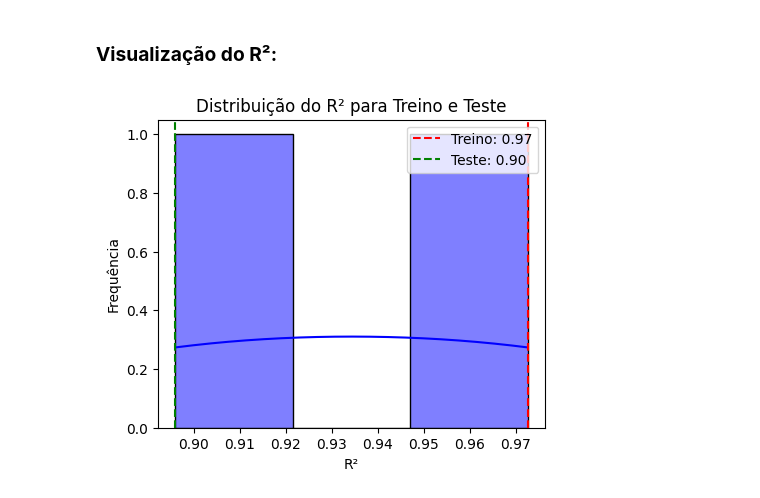
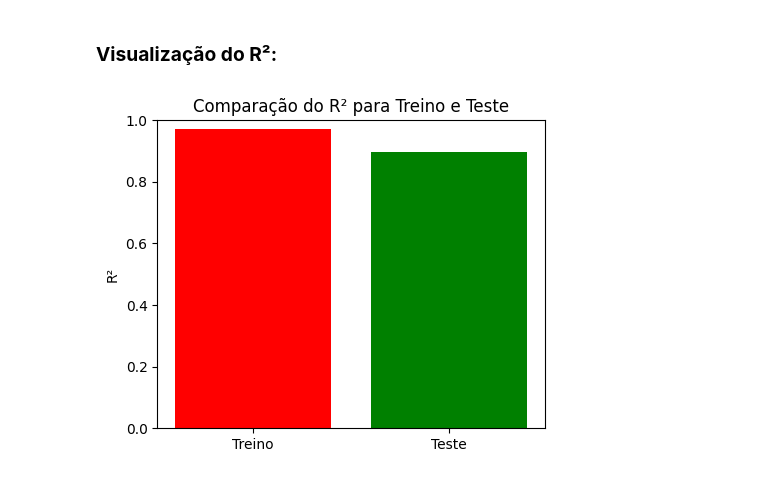
Before and after one commit to camitbueno/ML-Estudos, a Jupyter notebook: RL-precos_de_carros/RL_preço_de_carros.ipynb, the cells around one changed output. Drawn from its saved outputs; the diff is of its cells as text; code cells hidden in the pictures.

```diff
--- a/RL-precos_de_carros/RL_preço_de_carros.ipynb
+++ b/RL-precos_de_carros/RL_preço_de_carros.ipynb
@@ -300,18 +300,12 @@ Com um R² alto de 97,26%, o modelo está bem ajustado, explicando a maior parte
 Os valores de erro (MAE, MSE, e RMSE) indicam o desvio médio das previsões em relação aos valores reais, mas a quantidade de erros do modelo, apesar de bons, ainda são altos.
 # %% [markdown]
 ### **Visualização do R²:**
-# %%
-score_train = model.score(X_train, y_train)
-score_test = model.score(X_test, y_test)
-r2_values = [score_train, score_test]
-plt.figure(figsize=(5, 4))
-sns.histplot(r2_values, kde=True, color='blue', bins=3)  # kde=True para adicionar a linha de densidade
-plt.axvline(score_train, color='red', linestyle='--', label=f'Treino: {score_train:.2f}')
-plt.axvline(score_test, color='green', linestyle='--', label=f'Teste: {score_test:.2f}')
-plt.title('Distribuição do R² para Treino e Teste')
-plt.xlabel('R²')
-plt.ylabel('Frequência')
-plt.legend()
-plt.show()
-# %% [output]
-[figure, removed]
+# %%
+plt.figure(figsize=(5, 4))
+plt.bar(['Treino', 'Teste'], r2_values, color=['red', 'green'])
+plt.ylim(0, 1)
+plt.title('Comparação do R² para Treino e Teste')
+plt.ylabel('R²')
+plt.show()
+# %% [output]
+[figure, added]
```
